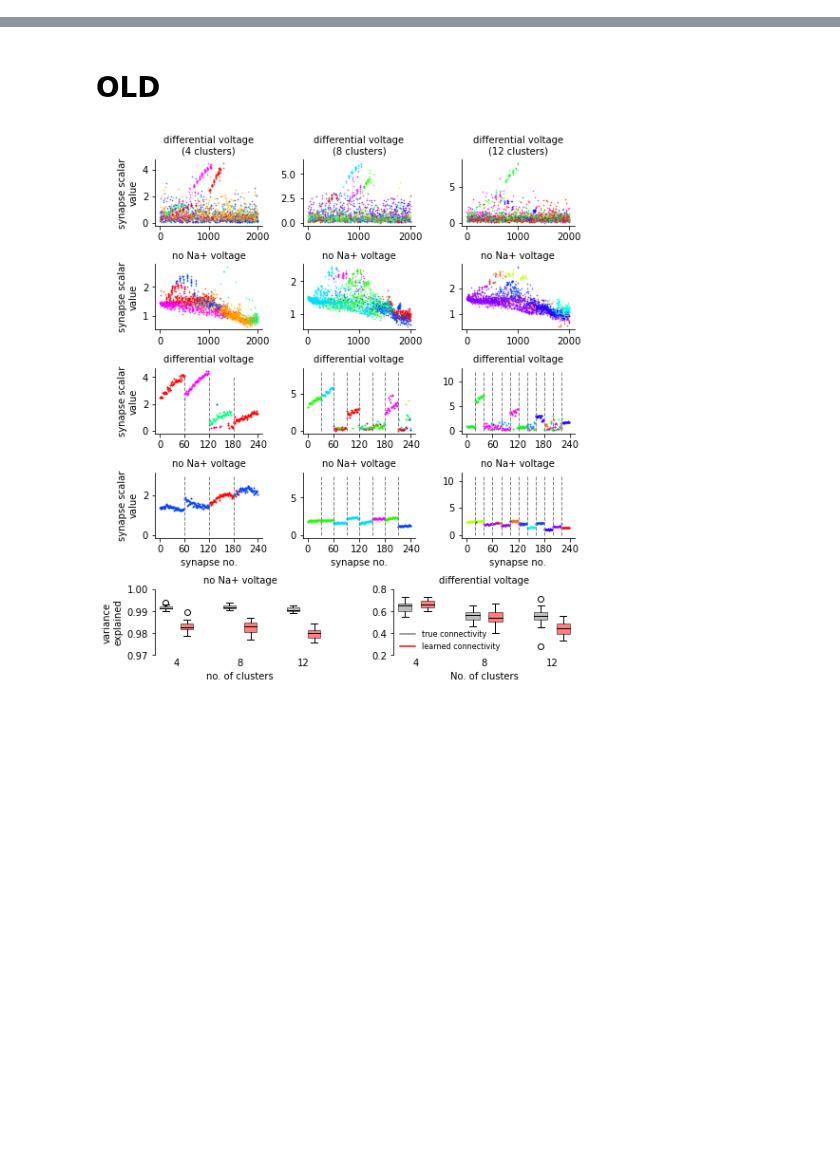
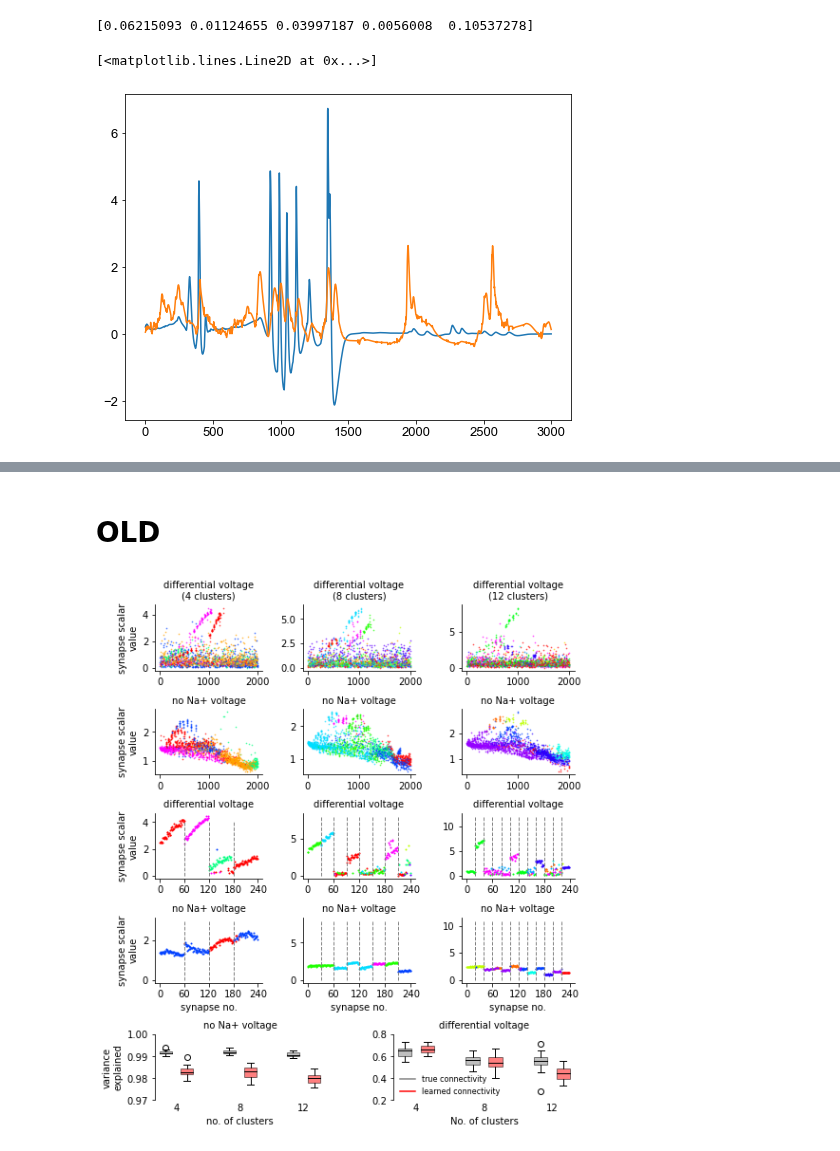
Before and after one commit to yjkimnada/dendrite, a Jupyter notebook: fig8/fig8.ipynb, the cells around one changed output, grey strips where cells are left out. Drawn from its saved outputs; the diff is of its cells as text; code cells hidden in the pictures; blank space fills up the shorter version.

```diff
--- a/fig8/fig8.ipynb
+++ b/fig8/fig8.ipynb
@@ -285,0 +356,8 @@ fig.savefig("/home/sklee/dendrite/fig8/fig8_raw.pdf", bbox_inches="tight", trans
+# %%
+plt.figure(figsize=(8,6))
+plt.plot(true4_dend[0][22500:25500]/6)
+plt.plot(gru4_diff_subout[0][22500:25500]*6)
+# %% [output]
+[0.06215093 0.01124655 0.03997187 0.0056008  0.10537278]
+[<matplotlib.lines.Line2D at 0x...>]
+[figure, added]
```
Also changed, not shown: parts of 6 cells of this notebook, 5 other files.
